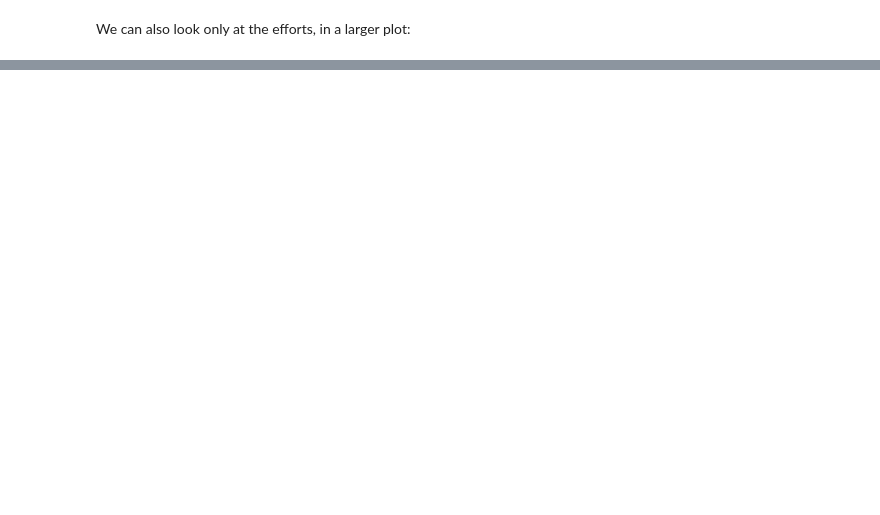
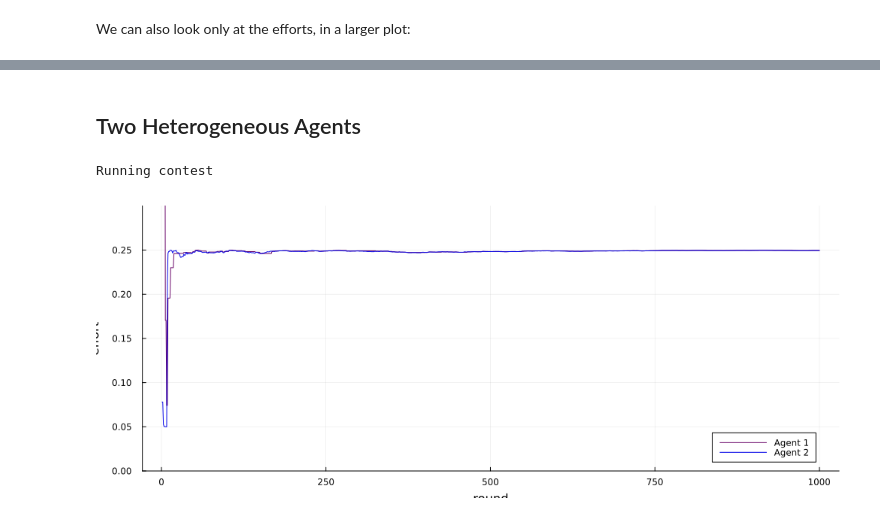
Before and after one commit to edwinlock/TullockDynamics.jl, a Jupyter notebook: Notebook.ipynb, the cells around one changed output, grey strips where cells are left out. Saved outputs shown, nothing was run; the diff lists cells and outputs as text; code cells hidden in the pictures; blank space fills up the shorter version.

Commit message:
updated notebook with heterogeneous agent example

```diff
--- a/Notebook.ipynb
+++ b/Notebook.ipynb
@@ -80,0 +82,2 @@ plot(efforts_plt, size=(1000,400))
+# %% [markdown]
+## Two Heterogeneous Agents
@@ -80,0 +91,19 @@ plot(efforts_plt, size=(1000,400))
+# %%
+n = 2  # number of agents
+agents = [
+    Agent(linear_cost, t -> 0.2, t -> 1:t-1, t -> 0.2, dumb_estimator, δ),
+    Agent(linear_cost, t -> 0.5, t -> 1:t-1, t -> 0.5, dumb_estimator, δ),
+    ]
+initial_efforts = [rand() for _ in 1:n];
+# %%
+T = 1000
+contest = TullockContest(agents, initial_efforts, T);
+# %%
+run!(contest)
+# %% [output]
+Running contest
+# %%
+efforts_plt = plot(contest.efforts, ylims=(0,0.3), ylabel="effort")
+plot(efforts_plt, size=(1000,400))
+# %% [output]
+[figure, added]
```
Also changed, not shown: parts of 4 cells of this notebook, 4 other files.
